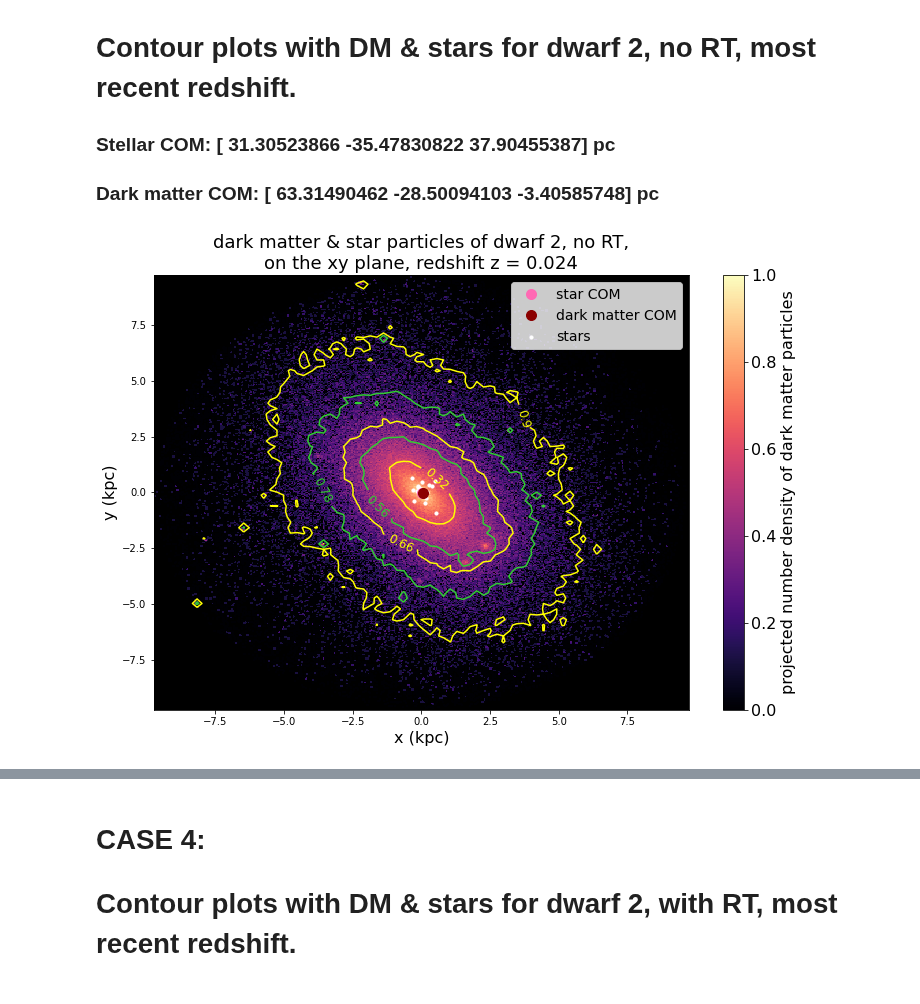
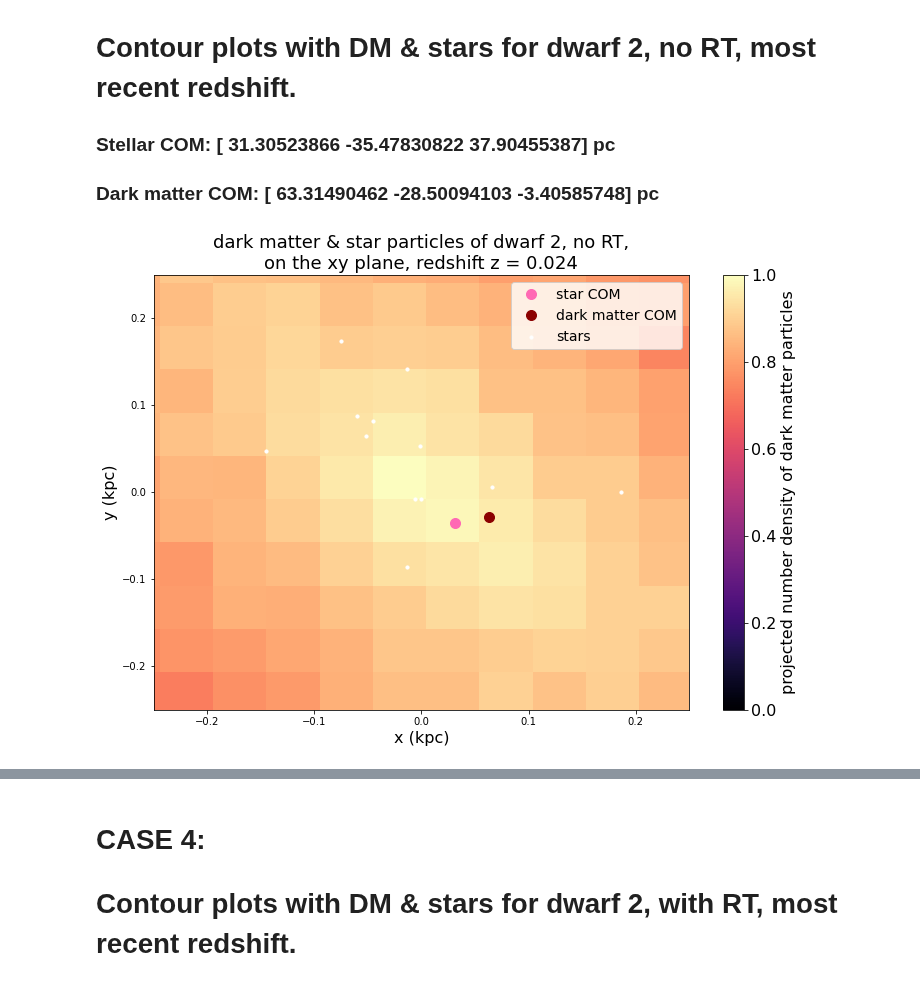
Before and after one commit to nguyenbinh1612/Binh_UFD, a Jupyter notebook: velocity analysis/contour plots.ipynb, the cells around one changed output, grey strips where cells are left out. Cells and saved outputs as stored; diff of their text form; code cells hidden in the pictures.

```diff
--- a/velocity analysis/contour plots.ipynb
+++ b/velocity analysis/contour plots.ipynb
@@ -322,32 +340,35 @@ dz_star300 = star300[:,6] / 1000 # in kpc
 # %%
 fig, ax=plt.subplots(figsize=(12,8))
 
 plt.hist2d(dx_dm300, dy_dm300, bins=390, norm=LogNorm(), cmap='magma') # this plots dx and dy
 plt.scatter(dx_star300, dy_star300, color='white',s=10, label='stars') # this plots dx and dy
 
 cbar = plt.colorbar(matplotlib.cm.ScalarMappable(norm=None, cmap='magma'), cax=None, ax=None)
 cbar.ax.tick_params(labelsize=16)
 cbar.set_label(label='projected number density of dark matter particles', size=16)
 
 density_contour(dx_dm300, dy_dm300, 80, 80, [0.32, 0.56, 0.66, 0.78, 0.90], \
                 ax=ax, colors=['yellow','limegreen','yellow','limegreen','yellow'])
 
+lim = 0.25
+# for reference, r_vir = 9.75 kpc, r_half = 0.39 kpc
 plt.xlabel('x (kpc)', fontsize=16)
 plt.ylabel('y (kpc)', fontsize=16)
-plt.xlim(-9.75, 9.75) # the limit is the virial radius
-plt.ylim(-9.75, 9.75) # the limit is the virial radius
+plt.xlim(-lim, lim)
+plt.ylim(-lim, lim)
 
 ax.set_facecolor('black')
 plt.plot(31.30523866 / 1000, -35.47830822 / 1000, 'o', color='hotpink', markersize=10, label='star COM')
 plt.plot(63.31490462 / 1000, -28.50094103 / 1000, 'o', color='darkred', markersize=10, label='dark matter COM')
 plt.legend(fontsize=14)
 
 plt.title('dark matter & star particles of dwarf 2, no RT,\non the xy plane, redshift z = 0.024', \
           loc='center', fontsize=18)
 
-plt.savefig('contour_2noRT_xy.png')
+plt.show()
+#plt.savefig('contour_2noRT_xy.png')
 # %% [output]
-[figure, old version]
+[figure, new version]
 # %%
 fig, ax=plt.subplots(figsize=(12,8))
 
```
Also changed, not shown: parts of 11 cells of this notebook.
